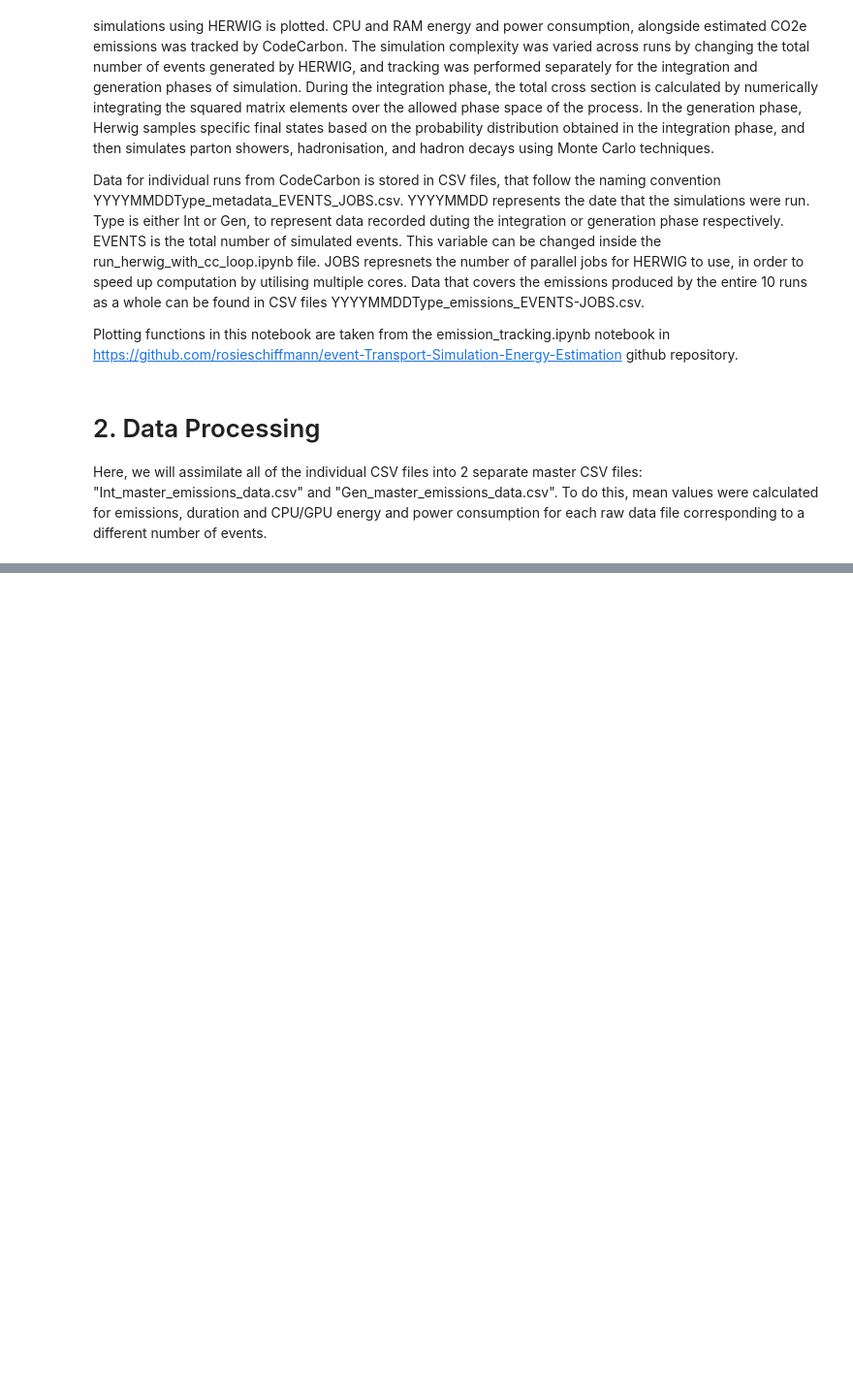
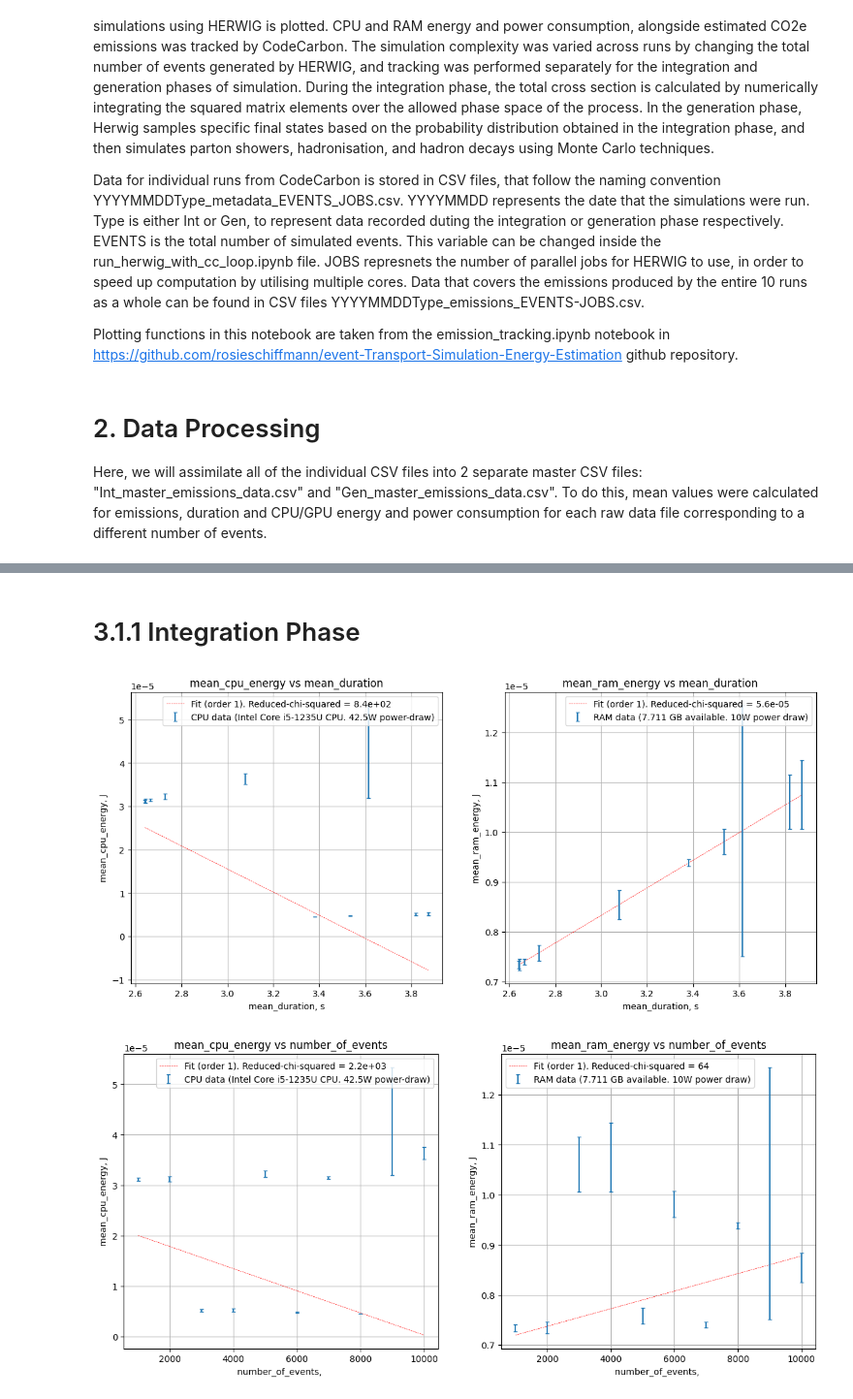
Before and after one commit to rosieschiffmann/herwig-emission-tracking, a Jupyter notebook: Plotting_herwig_cc.ipynb, the cells around one changed output, grey strips where cells are left out. Shown at 97% size. Cells and saved outputs as stored; diff of their text form; code cells hidden in the pictures; blank space fills up the shorter version.

```diff
--- a/Plotting_herwig_cc.ipynb
+++ b/Plotting_herwig_cc.ipynb
@@ -92,0 +193,14 @@ gen_summary_df = generate_master_csv(gen_files, "Gen")
+# %% [markdown]
+# 3.1.1 Integration Phase
+# %%
+CPU_and_RAM_plotting(int_summary_df, "mean_duration",
+         "mean_cpu_energy", "cpu_energy_err",
+         "mean_ram_energy", "ram_energy_err",
+         True, 1)
+CPU_and_RAM_plotting(int_summary_df, "number_of_events",
+         "mean_cpu_energy", "cpu_energy_err",
+         "mean_ram_energy", "ram_energy_err",
+         True, 1)
+# %% [output]
+[figure, added]
+[figure, added]
```
Also changed, not shown: parts of 6 cells of this notebook.
